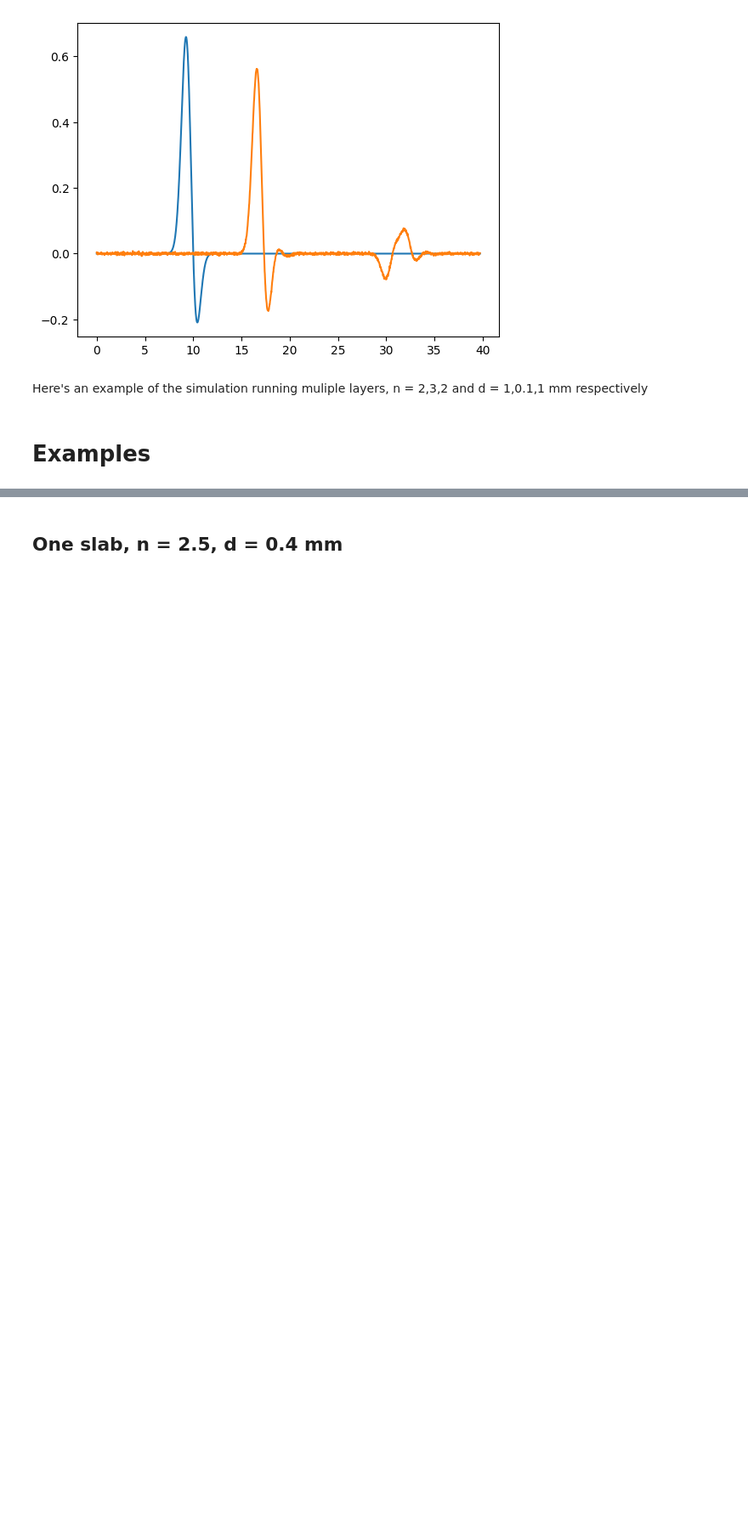
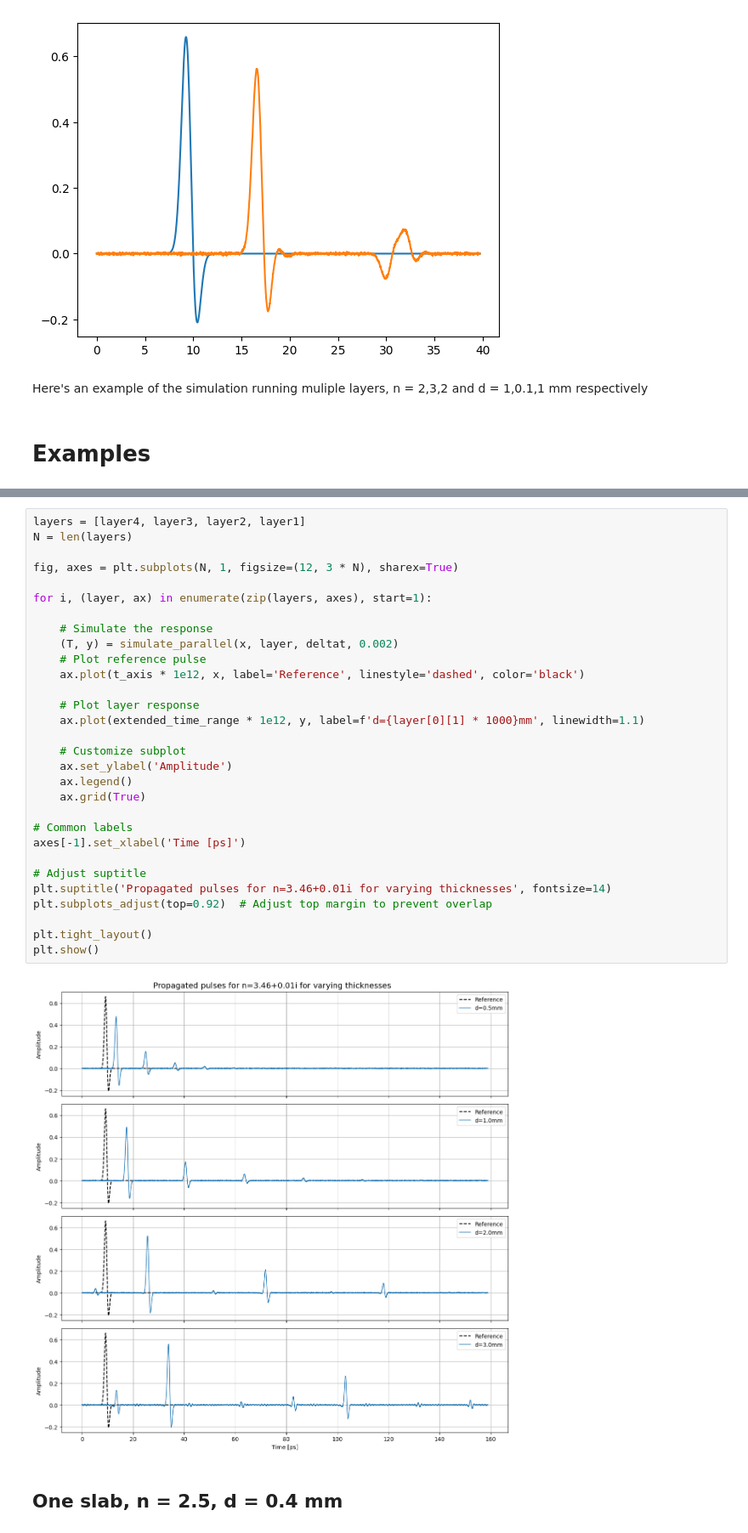
Before and after one commit to tls54/THz-TDS, a Jupyter notebook: Transfer Matrix Method/Simulate_and_extract.ipynb, the cells around one changed output, grey strips where cells are left out. Shown at 85% size. Drawn from its saved outputs; the diff is of its cells as text; blank space fills up the shorter version.

```diff
--- a/Transfer Matrix Method/Simulate_and_extract.ipynb
+++ b/Transfer Matrix Method/Simulate_and_extract.ipynb
@@ -118,3 +150,35 @@ Here's an example of the simulation running muliple layers, n = 2,3,2 and d = 1,
+# %%
+layers = [layer4, layer3, layer2, layer1]
+N = len(layers)
+
+fig, axes = plt.subplots(N, 1, figsize=(12, 3 * N), sharex=True)
+
+for i, (layer, ax) in enumerate(zip(layers, axes), start=1):
+
+    # Simulate the response
+    (T, y) = simulate_parallel(x, layer, deltat, 0.002)
+    # Plot reference pulse
+    ax.plot(t_axis * 1e12, x, label='Reference', linestyle='dashed', color='black')
+
+    # Plot layer response
+    ax.plot(extended_time_range * 1e12, y, label=f'd={layer[0][1] * 1000}mm', linewidth=1.1)
+
+    # Customize subplot
+    ax.set_ylabel('Amplitude')
+    ax.legend()
+    ax.grid(True)
+
+# Common labels
+axes[-1].set_xlabel('Time [ps]')
+
+# Adjust suptitle
+plt.suptitle('Propagated pulses for n=3.46+0.01i for varying thicknesses', fontsize=14)
+plt.subplots_adjust(top=0.92)  # Adjust top margin to prevent overlap
+
+plt.tight_layout()
+plt.show()
+# %% [output]
+[figure, added]
 # %% [markdown]
 ## One slab, n = 2.5, d = 0.4 mm
 # %%
```
Also changed, not shown: parts of 3 cells of this notebook.
